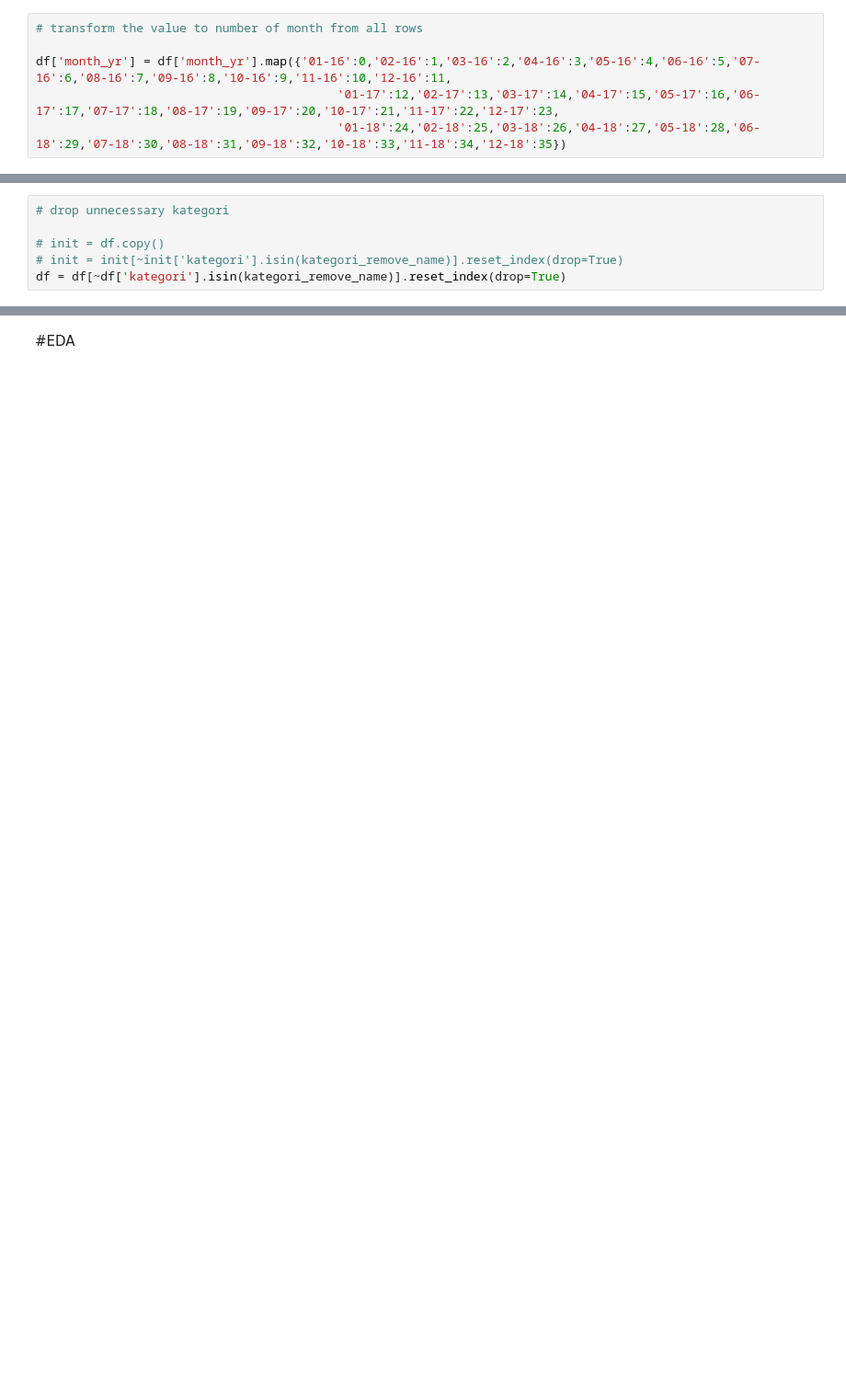
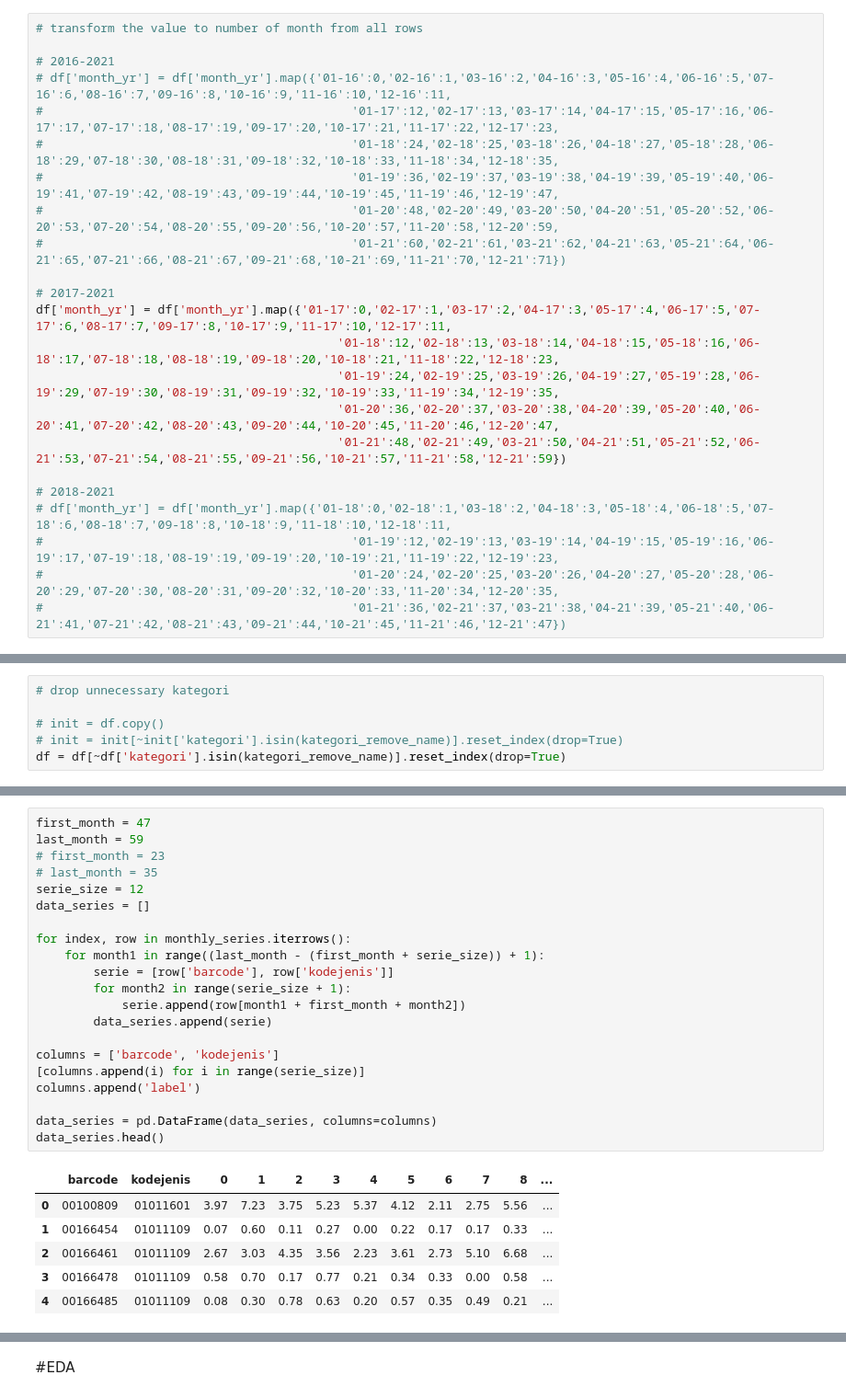
Before and after one commit to diegoray/sales-prediction-gru, a Jupyter notebook: ipynb/tugas-akhir-sales-forecasting-3.ipynb, the cells around one changed output, grey strips where cells are left out. Shown: that part at 92% size. Saved outputs shown, nothing was run; the diff lists cells and outputs as text; blank space fills up the shorter version.

```diff
--- a/ipynb/tugas-akhir-sales-forecasting-3.ipynb
+++ b/ipynb/tugas-akhir-sales-forecasting-3.ipynb
@@ -119,9 +128,26 @@ df['month_yr'] = df['tgl'].apply(lambda x: x.strftime('%m-%y')).astype(str)
 # %%
 # transform the value to number of month from all rows
 
-df['month_yr'] = df['month_yr'].map({'01-16':0,'02-16':1,'03-16':2,'04-16':3,'05-16':4,'06-16':5,'07-16':6,'08-16':7,'09-16':8,'10-16':9,'11-16':10,'12-16':11,
-                                          '01-17':12,'02-17':13,'03-17':14,'04-17':15,'05-17':16,'06-17':17,'07-17':18,'08-17':19,'09-17':20,'10-17':21,'11-17':22,'12-17':23,
-                                          '01-18':24,'02-18':25,'03-18':26,'04-18':27,'05-18':28,'06-18':29,'07-18':30,'08-18':31,'09-18':32,'10-18':33,'11-18':34,'12-18':35})
+# 2016-2021
+# df['month_yr'] = df['month_yr'].map({'01-16':0,'02-16':1,'03-16':2,'04-16':3,'05-16':4,'06-16':5,'07-16':6,'08-16':7,'09-16':8,'10-16':9,'11-16':10,'12-16':11,
+#                                           '01-17':12,'02-17':13,'03-17':14,'04-17':15,'05-17':16,'06-17':17,'07-17':18,'08-17':19,'09-17':20,'10-17':21,'11-17':22,'12-17':23,
+#                                           '01-18':24,'02-18':25,'03-18':26,'04-18':27,'05-18':28,'06-18':29,'07-18':30,'08-18':31,'09-18':32,'10-18':33,'11-18':34,'12-18':35,
+#                                           '01-19':36,'02-19':37,'03-19':38,'04-19':39,'05-19':40,'06-19':41,'07-19':42,'08-19':43,'09-19':44,'10-19':45,'11-19':46,'12-19':47,
+#                                           '01-20':48,'02-20':49,'03-20':50,'04-20':51,'05-20':52,'06-20':53,'07-20':54,'08-20':55,'09-20':56,'10-20':57,'11-20':58,'12-20':59,
+#                                           '01-21':60,'02-21':61,'03-21':62,'04-21':63,'05-21':64,'06-21':65,'07-21':66,'08-21':67,'09-21':68,'10-21':69,'11-21':70,'12-21':71})
+
+# 2017-2021
+df['month_yr'] = df['month_yr'].map({'01-17':0,'02-17':1,'03-17':2,'04-17':3,'05-17':4,'06-17':5,'07-17':6,'08-17':7,'09-17':8,'10-17':9,'11-17':10,'12-17':11,
+                                          '01-18':12,'02-18':13,'03-18':14,'04-18':15,'05-18':16,'06-18':17,'07-18':18,'08-18':19,'09-18':20,'10-18':21,'11-18':22,'12-18':23,
+                                          '01-19':24,'02-19':25,'03-19':26,'04-19':27,'05-19':28,'06-19':29,'07-19':30,'08-19':31,'09-19':32,'10-19':33,'11-19':34,'12-19':35,
+                                          '01-20':36,'02-20':37,'03-20':38,'04-20':39,'05-20':40,'06-20':41,'07-20':42,'08-20':43,'09-20':44,'10-20':45,'11-20':46,'12-20':47,
+                                          '01-21':48,'02-21':49,'03-21':50,'04-21':51,'05-21':52,'06-21':53,'07-21':54,'08-21':55,'09-21':56,'10-21':57,'11-21':58,'12-21':59})
+
+# 2018-2021
+# df['month_yr'] = df['month_yr'].map({'01-18':0,'02-18':1,'03-18':2,'04-18':3,'05-18':4,'06-18':5,'07-18':6,'08-18':7,'09-18':8,'10-18':9,'11-18':10,'12-18':11,
+#                                           '01-19':12,'02-19':13,'03-19':14,'04-19':15,'05-19':16,'06-19':17,'07-19':18,'08-19':19,'09-19':20,'10-19':21,'11-19':22,'12-19':23,
+#                                           '01-20':24,'02-20':25,'03-20':26,'04-20':27,'05-20':28,'06-20':29,'07-20':30,'08-20':31,'09-20':32,'10-20':33,'11-20':34,'12-20':35,
+#                                           '01-21':36,'02-21':37,'03-21':38,'04-21':39,'05-21':40,'06-21':41,'07-21':42,'08-21':43,'09-21':44,'10-21':45,'11-21':46,'12-21':47})
 # %%
 # df["barcode"] = df["barcode"].astype(str).astype(int)
 # df["kodejenis"] = df["kodejenis"].astype(str).astype(float)
@@ -160,0 +223,28 @@ df = df[~df['kategori'].isin(kategori_remove_name)].reset_index(drop=True)
+# %%
+first_month = 47
+last_month = 59
+# first_month = 23
+# last_month = 35
+serie_size = 12
+data_series = []
+
+for index, row in monthly_series.iterrows():
+    for month1 in range((last_month - (first_month + serie_size)) + 1):
+        serie = [row['barcode'], row['kodejenis']]
+        for month2 in range(serie_size + 1):
+            serie.append(row[month1 + first_month + month2])
+        data_series.append(serie)
+
+columns = ['barcode', 'kodejenis']
+[columns.append(i) for i in range(serie_size)]
+columns.append('label')
+
+data_series = pd.DataFrame(data_series, columns=columns)
+data_series.head()
+# %% [output]
+|  | barcode | kodejenis | 0 | 1 | 2 | 3 | 4 | 5 | 6 | 7 | 8 | ... |
+| 0 | 00100809 | 01011601 | 3.97 | 7.23 | 3.75 | 5.23 | 5.37 | 4.12 | 2.11 | 2.75 | 5.56 | ... |
+| 1 | 00166454 | 01011109 | 0.07 | 0.60 | 0.11 | 0.27 | 0.00 | 0.22 | 0.17 | 0.17 | 0.33 | ... |
+| 2 | 00166461 | 01011109 | 2.67 | 3.03 | 4.35 | 3.56 | 2.23 | 3.61 | 2.73 | 5.10 | 6.68 | ... |
+| 3 | 00166478 | 01011109 | 0.58 | 0.70 | 0.17 | 0.77 | 0.21 | 0.34 | 0.33 | 0.00 | 0.58 | ... |
+| 4 | 00166485 | 01011109 | 0.08 | 0.30 | 0.78 | 0.63 | 0.20 | 0.57 | 0.35 | 0.49 | 0.21 | ... |
```
Also changed, not shown: parts of 84 cells of this notebook.
